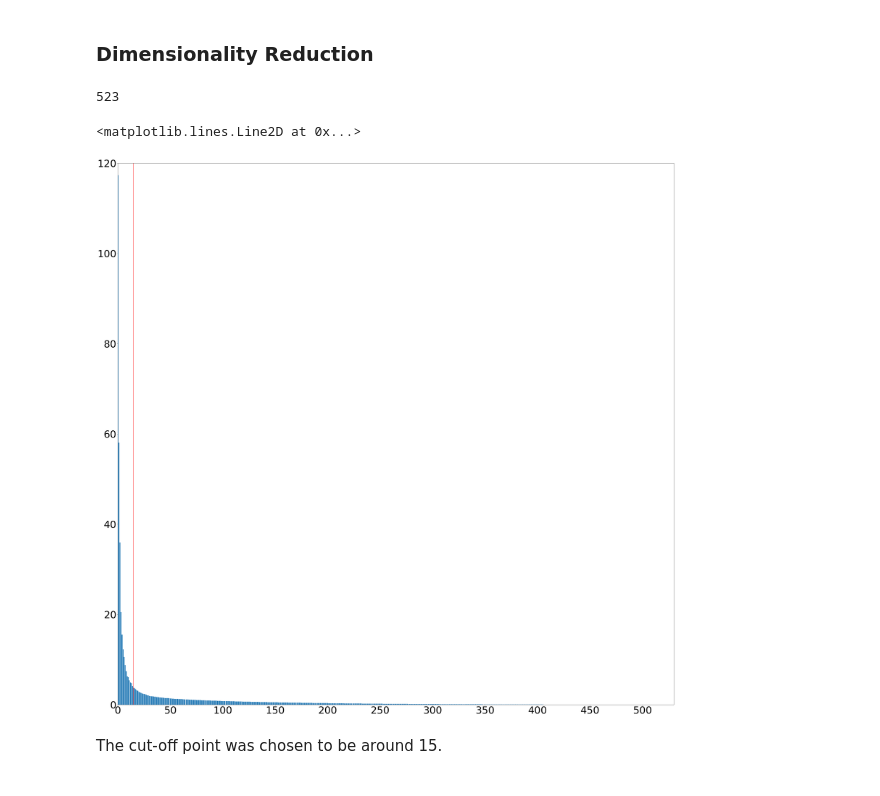
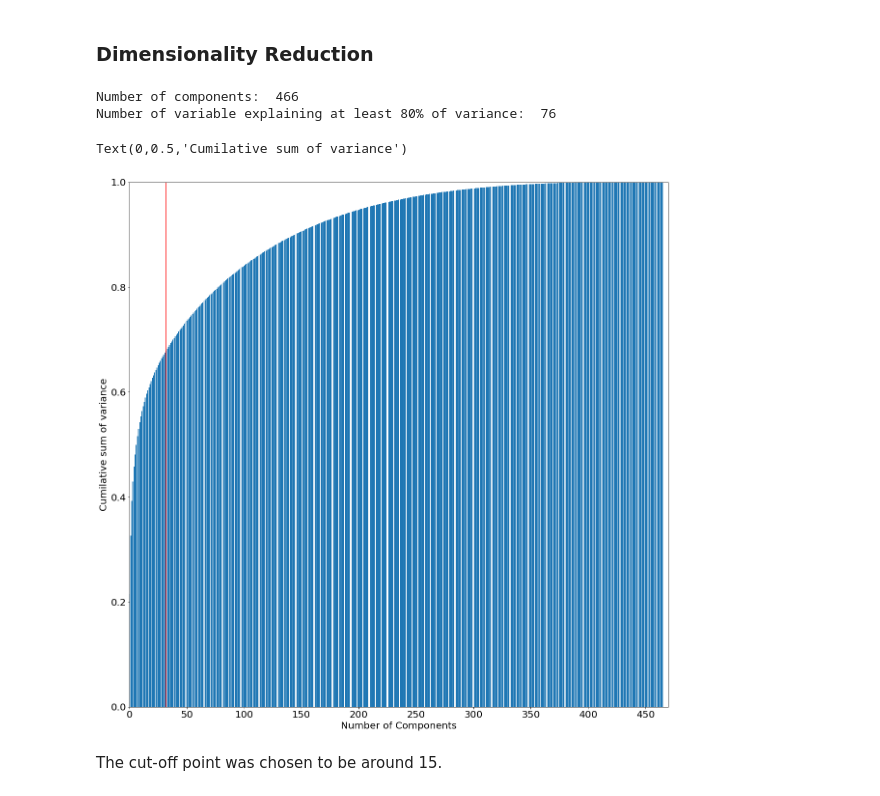
Before and after one commit to dariazhuk357/Capstone_Project_2, a Jupyter notebook: Machine Learning/Machine Learning .ipynb, the cells around one changed output. Cells and saved outputs as stored; diff of their text form; code cells hidden in the pictures.

```diff
--- a/Machine Learning/Machine Learning .ipynb
+++ b/Machine Learning/Machine Learning .ipynb
@@ -27,26 +32,32 @@ df_dv.head()
 ### Scaling data
 # %%
 array=df_dv.drop(columns='Title').values
-std_sc=StandardScaler()
-array=std_sc.fit_transform(array)
+st_sc=StandardScaler()
+st_sc_array=st_sc.fit_transform(array)
 # %% [markdown]
 ### Dimensionality Reduction
 # %%
 pca=PCA()
-model_p=pca.fit(array)
+model_p=pca.fit(st_sc_array)
 n=np.arange(model_p.n_components_)
-print(len(n))
-plt.figure(figsize=(50,50))
-plt.bar(n,model_p.explained_variance_)
-plt.xlim(0,530)
-plt.ylim(0,120)
-plt.xticks(np.arange(0,530,step=50),fontsize=50)
-plt.yticks(fontsize=50)
-plt.axvline(15,color='red')
+print('Number of components: ',len(n))
+exp_var=model_p.explained_variance_ratio_.cumsum()
+exp_var=[round(x,2)for x in exp_var]
+print('Number of variable explaining at least 80% of variance: ',exp_var.index(.8))
+plt.figure(figsize=(20,20))
+plt.bar(n,model_p.explained_variance_ratio_.cumsum())
+plt.xlim(0,470)
+plt.ylim(0,1)
+plt.xticks(np.arange(0,470,step=50),fontsize=20)
+plt.yticks(fontsize=20)
+plt.axvline(32,color='red')
+plt.xlabel('Number of Components',fontsize=20)
+plt.ylabel('Cumilative sum of variance',fontsize=20)
 # %% [output]
-523
+Number of components:  466
+Number of variable explaining at least 80% of variance:  76
-<matplotlib.lines.Line2D at 0x...>
+Text(0,0.5,'Cumilative sum of variance')
-[figure, old version]
+[figure, new version]
 # %% [markdown]
 The cut-off point was chosen to be around 15.
 # %%
```
Also changed, not shown: parts of 46 cells of this notebook.
